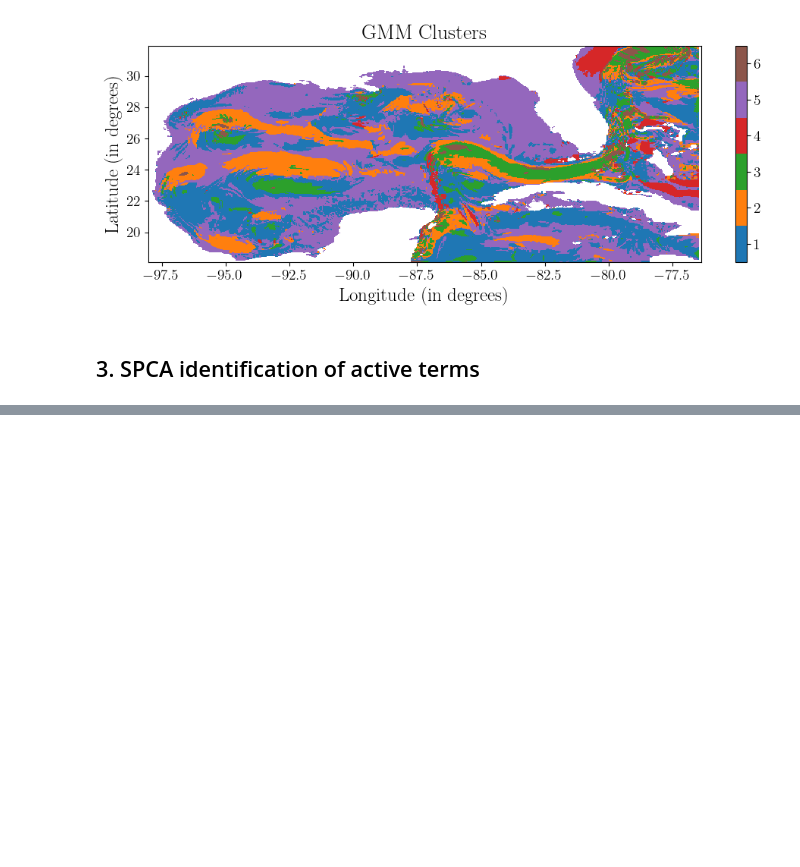
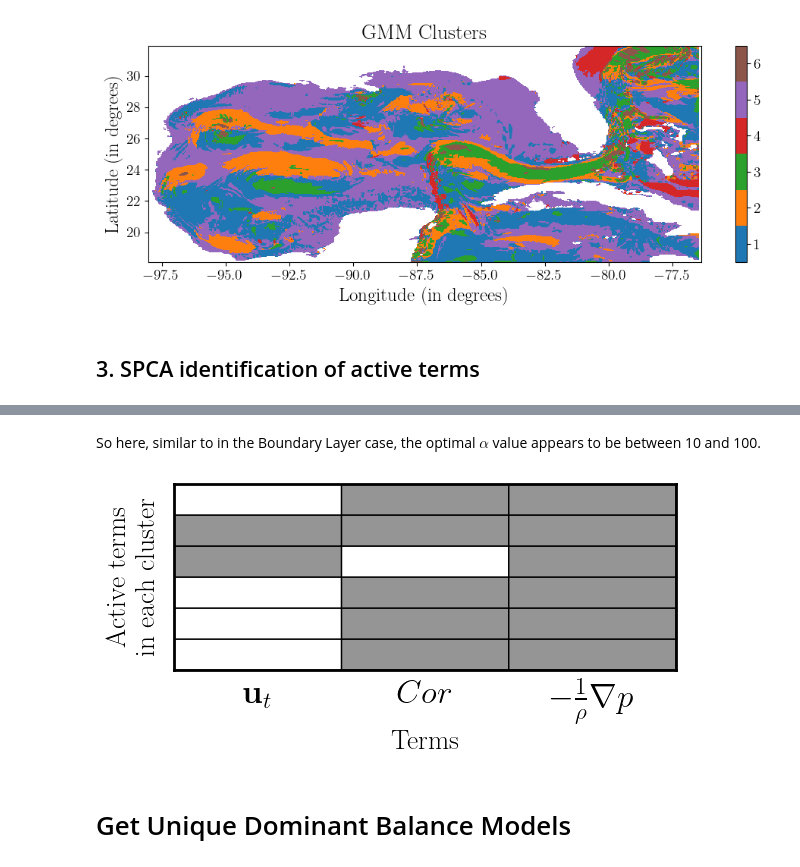
Before and after one commit to tbreitburd/Learning-Dominant-Physical-Processes-using-Unsupervised-Learning-Techniques-, a Jupyter notebook: Notebooks/Geostrophic_Balance.ipynb, the cells around one changed output, grey strips where cells are left out. Drawn from its saved outputs; the diff is of its cells as text; code cells hidden in the pictures; blank space fills up the shorter version.

```diff
--- a/Notebooks/Geostrophic_Balance.ipynb
+++ b/Notebooks/Geostrophic_Balance.ipynb
@@ -338,0 +363,25 @@ plot_clustering_space_geo(clustermap_zon, lon, lat, nx, ny, n_clusters)
+# %% [markdown]
+So here, similar to in the Boundary Layer case, the optimal $\alpha$ value appears to be between 10 and 100.
+# %%
+# Set the alpha regularization term to 40
+alpha = 40
+
+# Initialize the sparse PCA model
+spca_model = np.zeros((n_clusters, nfeatures))
+
+for i in range(n_clusters):
+    feature_idx = np.where(cluster_idx == i)[0]
+    cluster_features = features[feature_idx, :]
+
+    spca = SparsePCA(n_components=1, alpha=alpha)  # normalize_components=True
+    spca.fit(cluster_features)
+
+    active_terms = np.where(spca.components_[0] != 0)[0]
+    if len(active_terms) > 0:
+        spca_model[i, active_terms] = 1  # Set the active terms to 1
+
+pf.plot_active_terms(spca_model, labels)
+# %% [output]
+[figure, added]
+# %% [markdown]
+# Get Unique Dominant Balance Models
```
Also changed, not shown: parts of 4 cells of this notebook.
